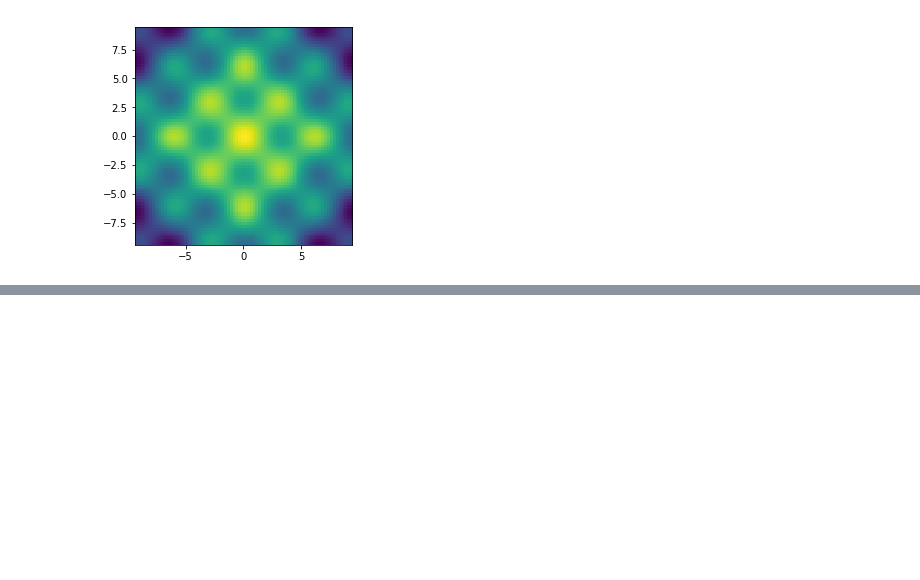
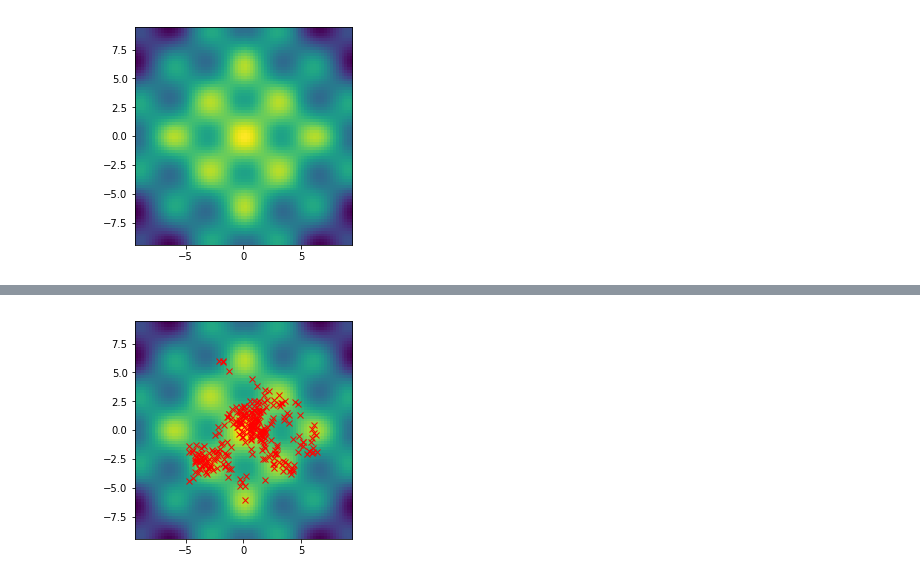
Before and after one commit to honza-klu/ml-lectures, a Jupyter notebook: examples/Genetic algorithm.ipynb, the cells around one changed output, grey strips where cells are left out. Saved outputs shown, nothing was run; the diff lists cells and outputs as text; code cells hidden in the pictures; blank space fills up the shorter version.

```diff
--- a/examples/Genetic algorithm.ipynb
+++ b/examples/Genetic algorithm.ipynb
@@ -66,0 +73,7 @@ gen.calc_fit()
+# %%
+for i in range(0, 10):
+    gen.make_selection()
+gen._draw_ind(plt.gca())
+plt.show()
+# %% [output]
+[figure, added]
```
Also changed, not shown: parts of 8 cells of this notebook.
